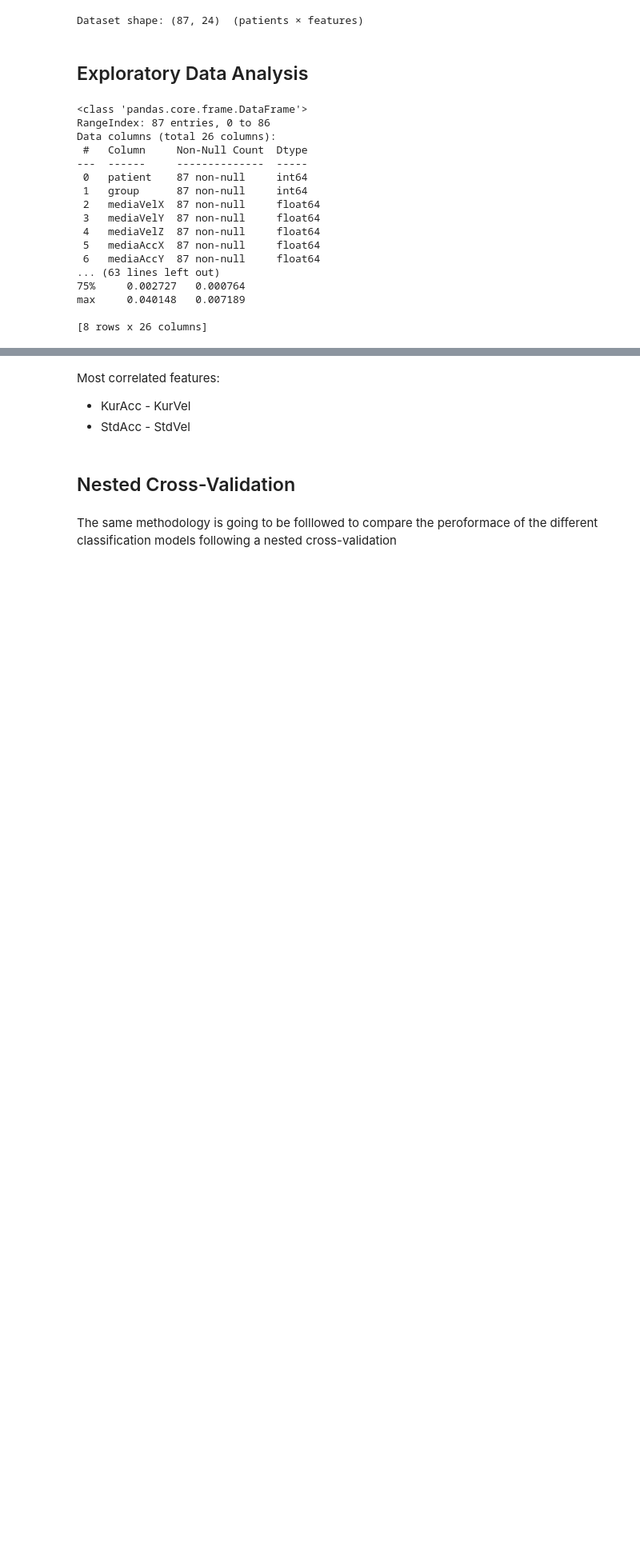
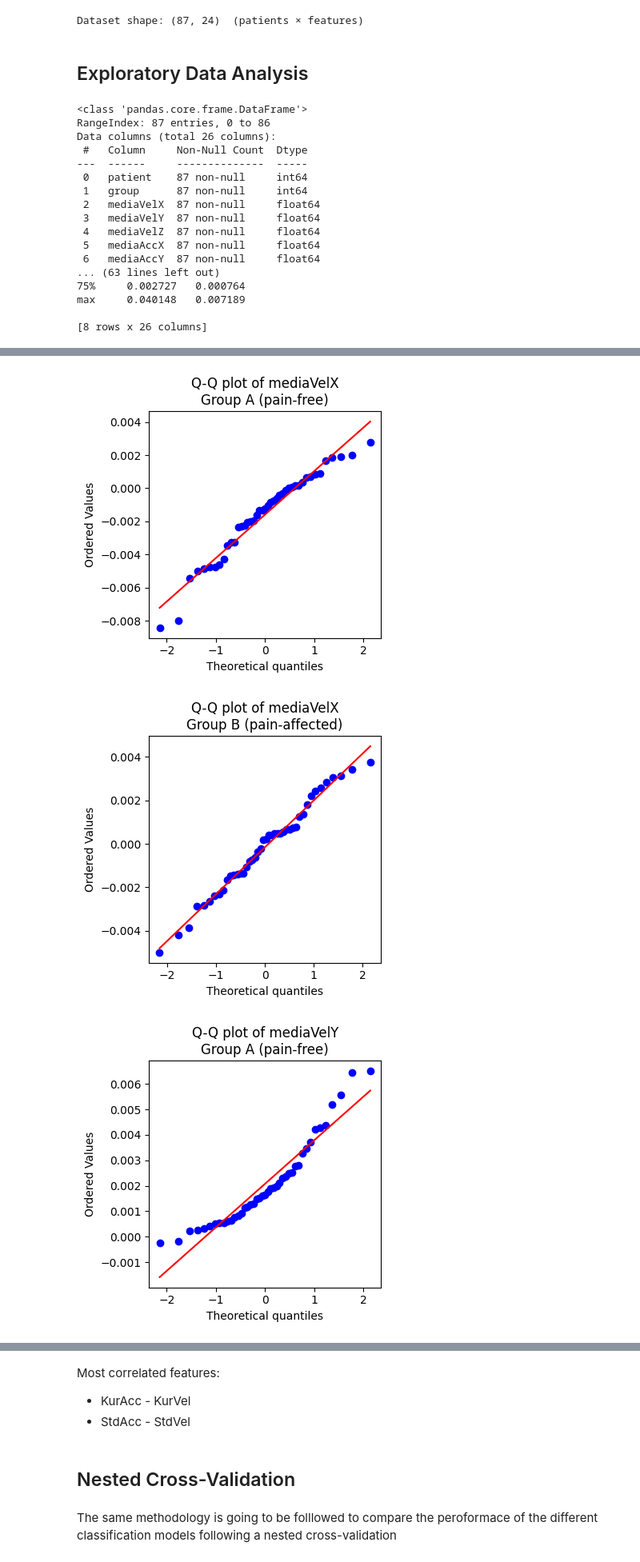
Before and after one commit to LolaSM/neck-pain, a Jupyter notebook: comparison_performance_classification_models.ipynb, the cells around one changed output, grey strips where cells are left out. Shown at 80% size. Cells and saved outputs as stored; diff of their text form; code cells hidden in the pictures; blank space fills up the shorter version.

```diff
--- a/comparison_performance_classification_models.ipynb
+++ b/comparison_performance_classification_models.ipynb
@@ -86,0 +98,20 @@ plt.show()
+# %%
+# TEST SHAPIRO-WILK FROM GROUPS
+import pandas as pd
+from scipy.stats import shapiro
+
+resultados = []
+
+for feat in features:
+    for etiqueta, datos in zip(["A", "B"], [grupo_a, grupo_b]):
+        W, p = shapiro(datos[feat])
+        resultados.append(
+            {"feature": feat,
+             "grupo": etiqueta,
+             "W": W,
+             "p_value": p,
+             "normal?": p > 0.05})
+
+# --- 3.  Revisa los resultados cómodamente ------------------------
+res_df = pd.DataFrame(resultados)
+res_df
@@ -86,0 +136,16 @@ plt.show()
+# %%
+import scipy.stats as stats
+import numpy as np
+
+for feat in features:
+    for grupo, etiqueta in [(0, "A (pain-free)"), (1, "B (pain-affected)")]:
+        datos = patients_features.loc[patients_features["group"] == grupo, feat]
+        plt.figure(figsize=(4, 4))
+        stats.probplot(datos, dist="norm", plot=plt)
+        plt.title(f"Q-Q plot of {feat}\nGroup {etiqueta}")
+        plt.tight_layout()
+        plt.show()
+# %% [output]
+[figure, added]
+[figure, added]
+[figure, added]
```
Also changed, not shown: parts of 4 cells of this notebook.
